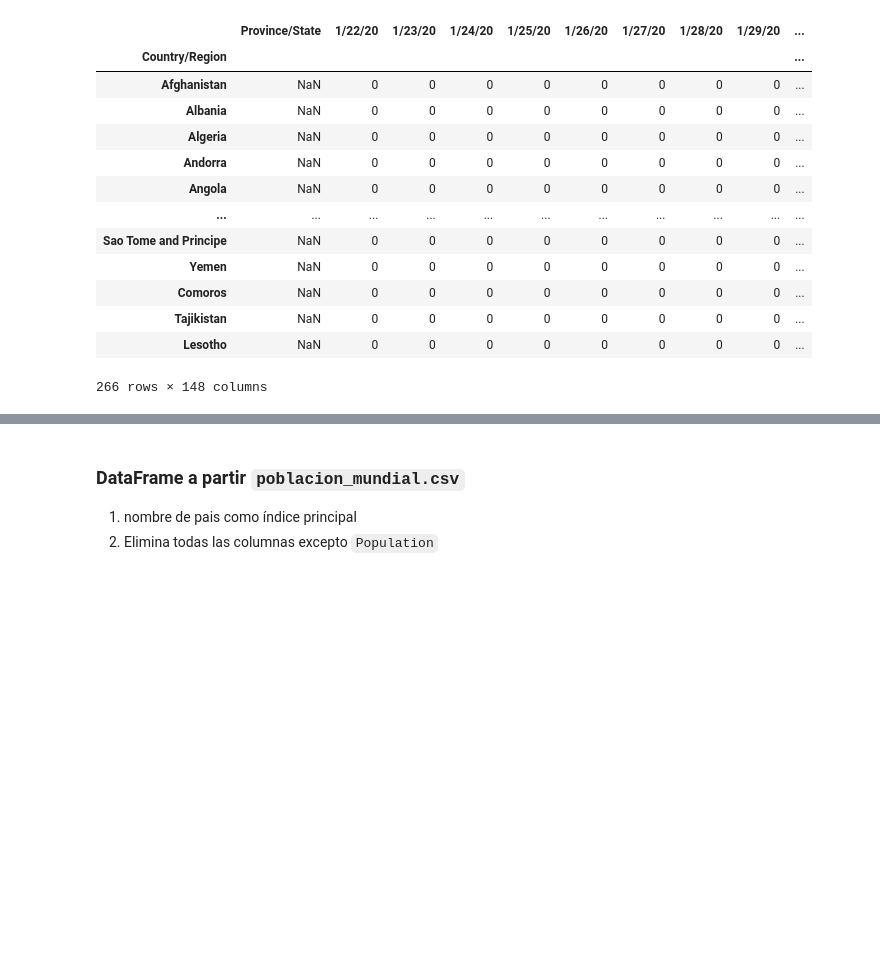
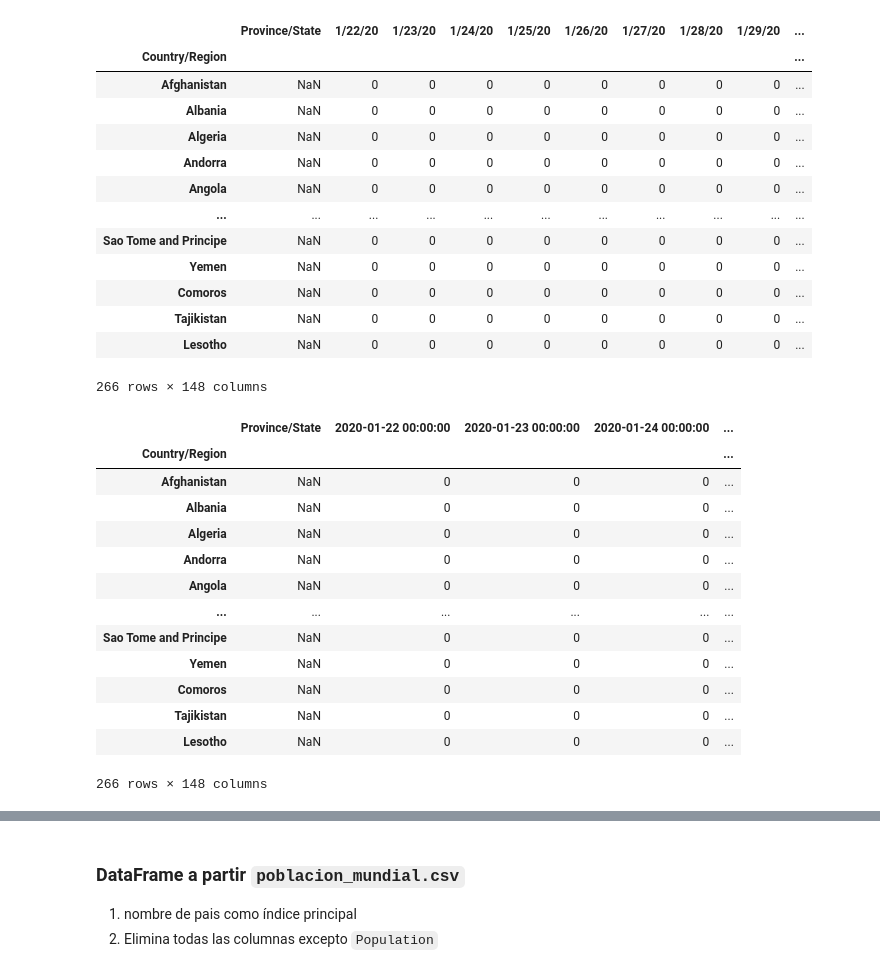
Before and after one commit to hiawvp/INFO147_TAREA01, a Jupyter notebook: info147_tarea1_ruiz_vasquez.ipynb, the cells around one changed output, grey strips where cells are left out. Cells and saved outputs as stored; diff of their text form; code cells hidden in the pictures; blank space fills up the shorter version.

```diff
--- a/info147_tarea1_ruiz_vasquez.ipynb
+++ b/info147_tarea1_ruiz_vasquez.ipynb
@@ -100,6 +100,28 @@ dfcc
 | Tajikistan | NaN | 0 | 0 | 0 | 0 | 0 | 0 | 0 | 0 | ... |
 | Lesotho | NaN | 0 | 0 | 0 | 0 | 0 | 0 | 0 | 0 | ... |
 266 rows × 148 columns
+# %%
+#Use TimeStamps para los "nombres de columna" asociados a fechas
+prov = dfcc['Province/State']
+dfcc = dfcc.drop(['Province/State'], axis=1)
+dfcc.columns = pd.to_datetime(dfcc.columns)
+dfcc.insert(loc = 0, column = 'Province/State', value = prov)
+display(dfcc)
+# %% [output]
+|  | Province/State | 2020-01-22 00:00:00 | 2020-01-23 00:00:00 | 2020-01-24 00:00:00 | ... |
+| Country/Region |  |  |  |  | ... |
+| Afghanistan | NaN | 0 | 0 | 0 | ... |
+| Albania | NaN | 0 | 0 | 0 | ... |
+| Algeria | NaN | 0 | 0 | 0 | ... |
+| Andorra | NaN | 0 | 0 | 0 | ... |
+| Angola | NaN | 0 | 0 | 0 | ... |
+| ... | ... | ... | ... | ... | ... |
+| Sao Tome and Principe | NaN | 0 | 0 | 0 | ... |
+| Yemen | NaN | 0 | 0 | 0 | ... |
+| Comoros | NaN | 0 | 0 | 0 | ... |
+| Tajikistan | NaN | 0 | 0 | 0 | ... |
+| Lesotho | NaN | 0 | 0 | 0 | ... |
+266 rows × 148 columns
 # %%
 #Reduzca la columna Province/State, el DataFrame resultante debe tener los totales a nivel país
 
```
Also changed, not shown: parts of 2 cells of this notebook.
